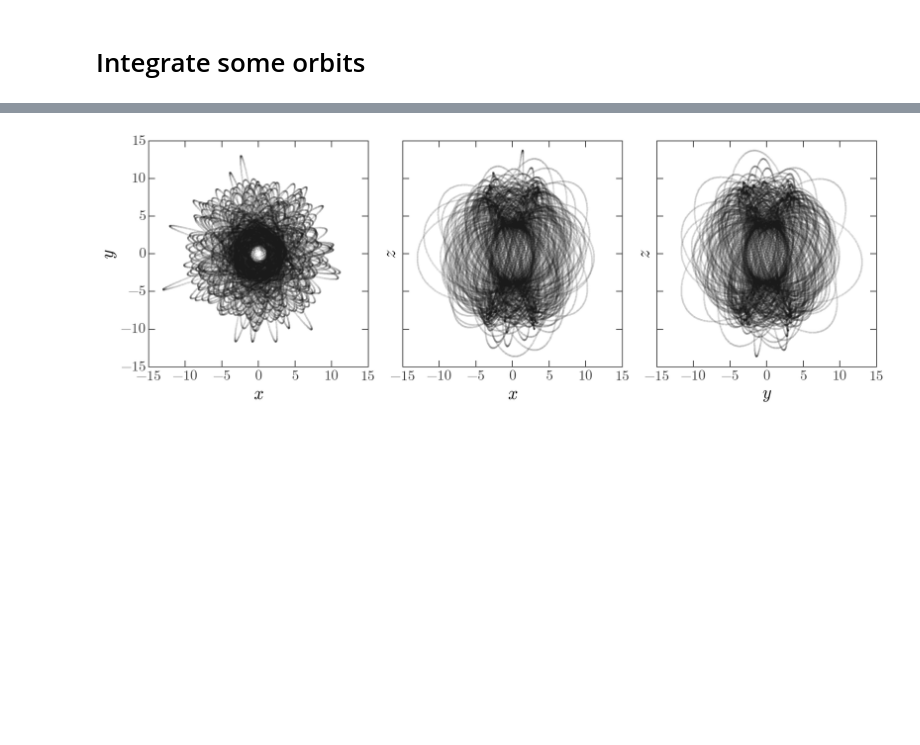
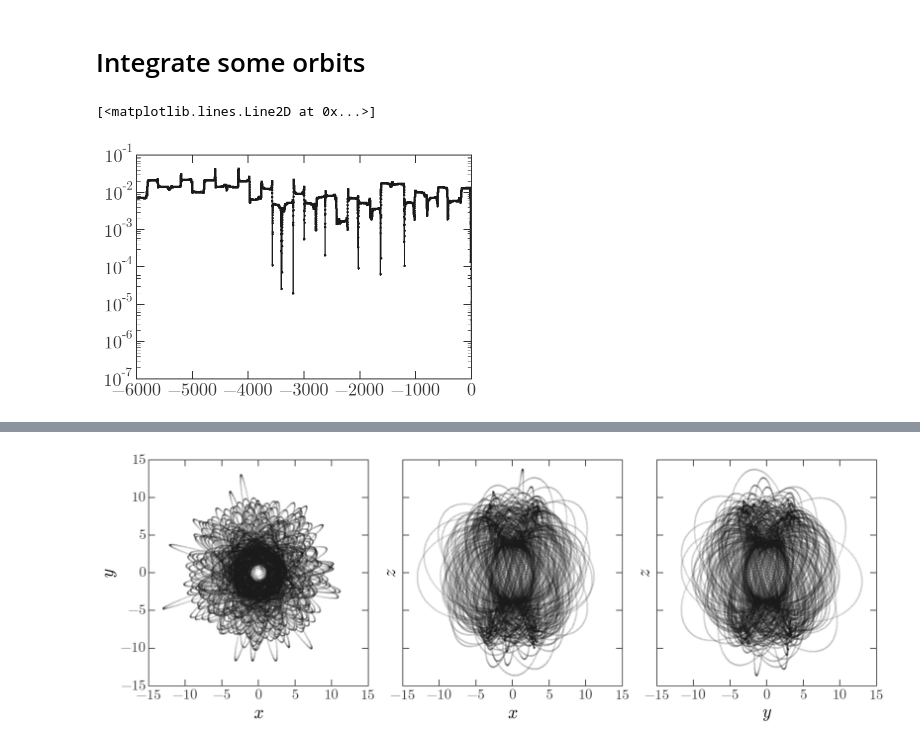
Before and after one commit to adrn/ophiuchus, a Jupyter notebook: notebooks/Position of stream and initial conditions.ipynb, the cells around one changed output, grey strips where cells are left out. Cells and saved outputs as stored; diff of their text form; code cells hidden in the pictures; blank space fills up the shorter version.

```diff
--- a/notebooks/Position of stream and initial conditions.ipynb
+++ b/notebooks/Position of stream and initial conditions.ipynb
@@ -115,6 +115,12 @@ w0 = all_w0[10]
 # %%
 barred_t,barred_w = barred_mw.integrate_orbit(w0, dt=-0.5, nsteps=12000)
 static_t,static_w = static_mw.integrate_orbit(w0, dt=-0.5, nsteps=12000)
+# %%
+EEE = barred_mw.total_energy(barred_w[:,0,:3],barred_w[:,0,3:])
+pl.semilogy(barred_t[1:], np.abs((EEE[1:] - EEE[0])/EEE[0]))
+# %% [output]
+[<matplotlib.lines.Line2D at 0x...>]
+[figure, added]
 # %%
 fig = gd.plot_orbits(barred_w[:,0], marker=None)
 fig = gd.plot_orbits(static_w[:,0], marker=None)
```
Also changed, not shown: parts of 3 cells of this notebook, 1 other file.
